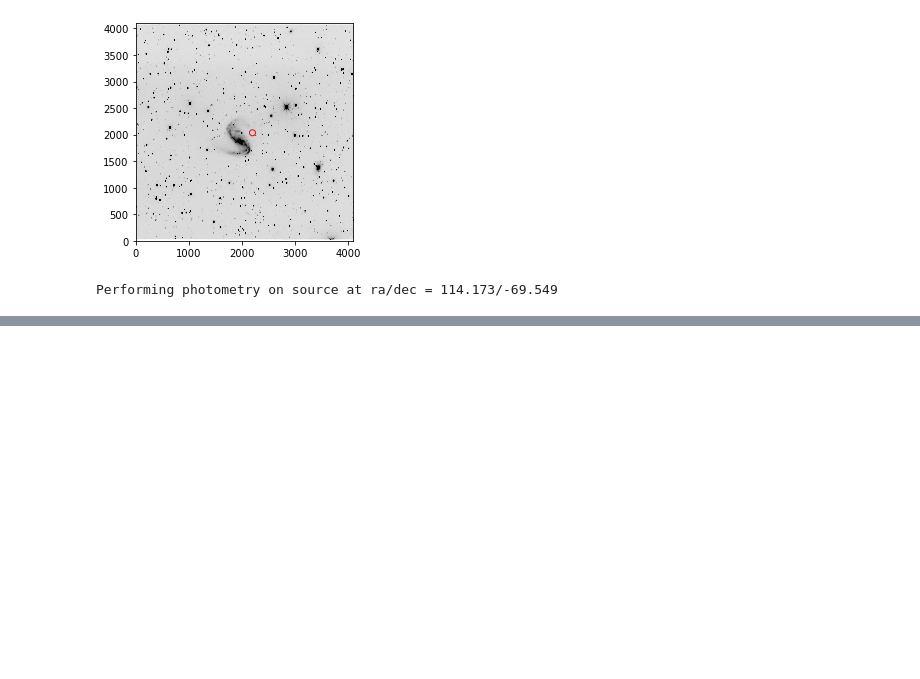
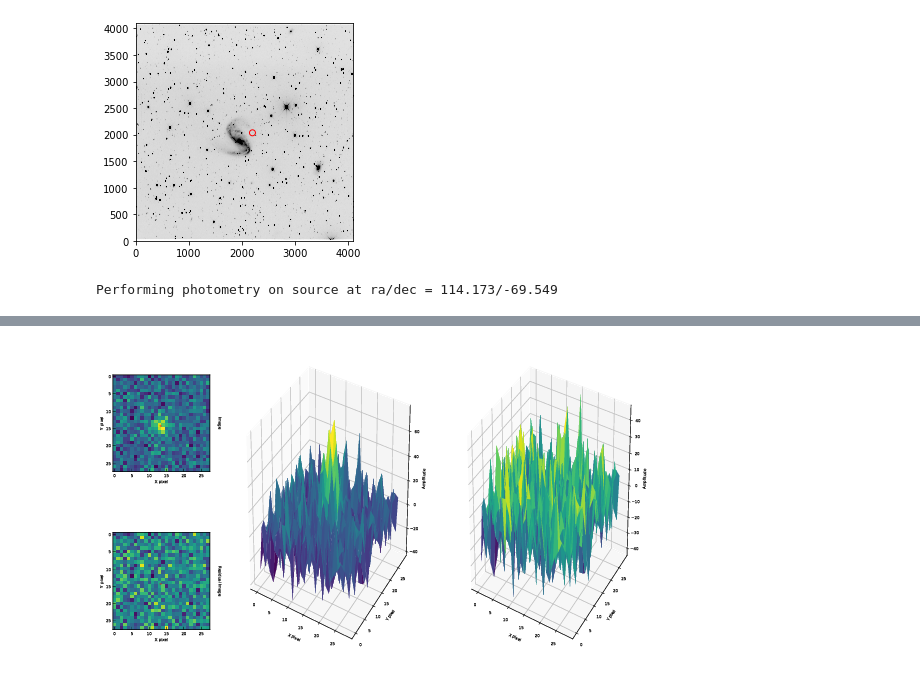
Before and after one commit to Astro-Sean/AutoPHoT, a Jupyter notebook: autophot_example.ipynb, the cells around one changed output, grey strips where cells are left out. Drawn from its saved outputs; the diff is of its cells as text; code cells hidden in the pictures; blank space fills up the shorter version.

```diff
--- a/autophot_example.ipynb
+++ b/autophot_example.ipynb
@@ -125,0 +141,6 @@ Total Time Taken: 117s
+# %%
+from wand.image import Image as WImage
+PSF = WImage(filename = "/Users/seanbrennan/Desktop/example/target_psf_example_APT.pdf",  resolution = 40)
+PSF
+# %% [output]
+[figure, added]
```
Also changed, not shown: parts of 7 cells of this notebook, 1 other file.
